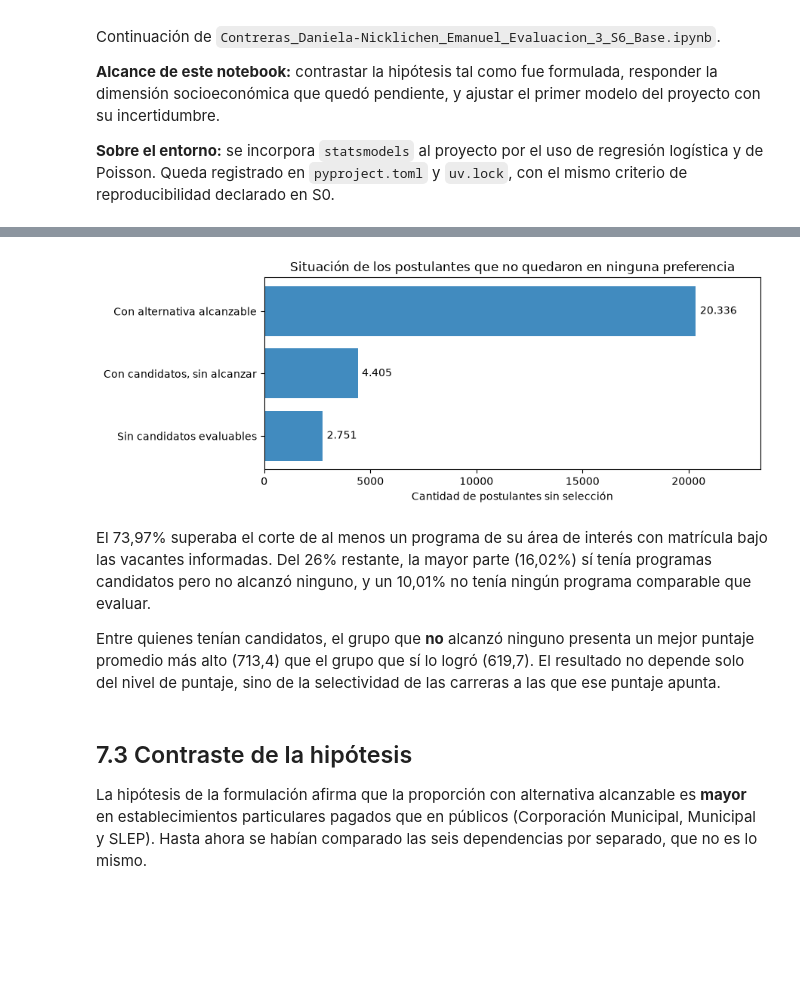
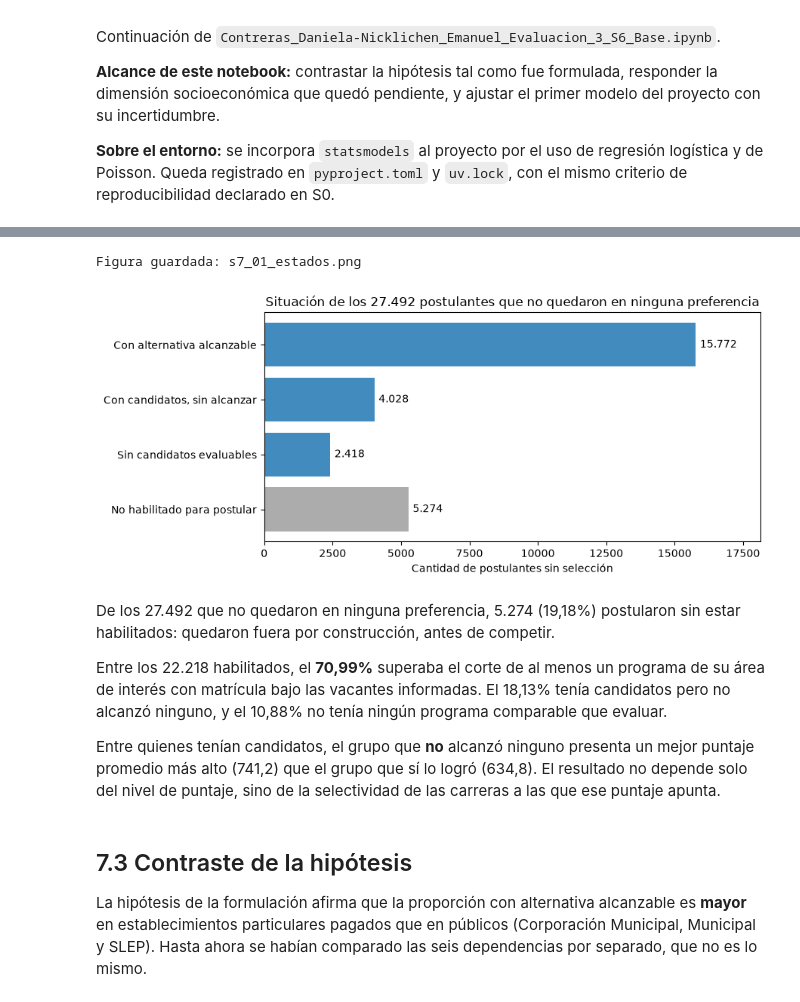
Before and after one commit to nicklichen/proyecto-paes-2026, a Jupyter notebook: notebooks/Contreras_Daniela-Nicklichen_Emanuel_Evaluacion_3_S7_Modelo.ipynb, the cells around one changed output, grey strips where cells are left out. Cells and saved outputs as stored; diff of their text form; code cells hidden in the pictures; blank space fills up the shorter version.

```diff
--- a/notebooks/Contreras_Daniela-Nicklichen_Emanuel_Evaluacion_3_S7_Modelo.ipynb
+++ b/notebooks/Contreras_Daniela-Nicklichen_Emanuel_Evaluacion_3_S7_Modelo.ipynb
@@ -51,6 +66,11 @@ Quedar sin alternativa no es una sola situación. La Sección 6 separó dos caso
 # %%
-tabla_estados = base["estado3"].value_counts().rename("Estudiantes").to_frame()
-tabla_estados["%"] = (tabla_estados["Estudiantes"] / len(base) * 100).round(2)
+# Cuatro estados sobre todos los no seleccionados
+tabla_estados = base_completa["estado4"].value_counts().rename("Estudiantes").to_frame()
+tabla_estados["%"] = (tabla_estados["Estudiantes"] / len(base_completa) * 100).round(2)
+
+# Tres estados sobre los habilitados, que son la poblacion de todo lo que sigue
+tabla_habilitados = base["estado3"].value_counts().rename("Estudiantes").to_frame()
+tabla_habilitados["%"] = (tabla_habilitados["Estudiantes"] / len(base) * 100).round(2)
 
 # El mejor puntaje solo existe para quienes tenian algun programa candidato.
 puntaje_por_estado = (base[base["n_oportunidades"] > 0]
@@ -58,8 +78,12 @@ puntaje_por_estado = (base[base["n_oportunidades"] > 0]
                       .agg(["count", "mean", "median"]).round(1))
 puntaje_por_estado.columns = ["N", "Media", "Mediana"]
 
+print("Todos los no seleccionados:")
 print(tabla_estados)
 print()
-print("Mejor puntaje ponderado, solo entre quienes tenian candidatos:")
+print("Solo habilitados:")
+print(tabla_habilitados)
+print()
+print("Mejor puntaje ponderado, habilitados con algun programa candidato:")
 print(puntaje_por_estado)
 # %% [output]
@@ -77,21 +110,30 @@ Con candidatos, sin alcanzar   4405  713.4    750.0
 # %%
-orden_estados = ["Con alternativa alcanzable", "Con candidatos, sin alcanzar", "Sin candidatos evaluables"]
+orden_estados = ["Con alternativa alcanzable", "Con candidatos, sin alcanzar",
+                 "Sin candidatos evaluables", "No habilitado para postular"]
 valores = [tabla_estados.loc[e, "Estudiantes"] for e in orden_estados]
 
-fig, ax = plt.subplots(figsize=(9, 3.5))
-barras = ax.barh(orden_estados[::-1], valores[::-1], color="#1f77b4", alpha=0.85)
+# El no habilitado va en gris: no compite, queda fuera por construccion
+colores = ["#1f77b4", "#1f77b4", "#1f77b4", "#9e9e9e"]
+
+fig, ax = plt.subplots(figsize=(9, 4))
+barras = ax.barh(orden_estados[::-1], valores[::-1], color=colores[::-1], alpha=0.85)
 ax.set_xlabel("Cantidad de postulantes sin selección")
-ax.set_title("Situación de los postulantes que no quedaron en ninguna preferencia")
+titulo = f"Situación de los {len(base_completa):,} postulantes que no quedaron en ninguna preferencia"
+ax.set_title(titulo.replace(",", "."))
 ax.bar_label(barras, labels=[f"{v:,}".replace(",", ".") for v in valores[::-1]], padding=4)
 ax.set_xlim(0, max(valores) * 1.15)
 plt.tight_layout()
+guardar(fig, "s7_01_estados")
 plt.show()
 # %% [output]
+Figura guardada: s7_01_estados.png
-[figure, old version]
+[figure, new version]
 # %% [markdown]
-El 73,97% superaba el corte de al menos un programa de su área de interés con matrícula bajo las vacantes informadas. Del 26% restante, la mayor parte (16,02%) sí tenía programas candidatos pero no alcanzó ninguno, y un 10,01% no tenía ningún programa comparable que evaluar.
+De los 27.492 que no quedaron en ninguna preferencia, 5.274 (19,18%) postularon sin estar habilitados: quedaron fuera por construcción, antes de competir.
 
-Entre quienes tenían candidatos, el grupo que **no** alcanzó ninguno presenta un mejor puntaje promedio más alto (713,4) que el grupo que sí lo logró (619,7). El resultado no depende solo del nivel de puntaje, sino de la selectividad de las carreras a las que ese puntaje apunta.
+Entre los 22.218 habilitados, el **70,99%** superaba el corte de al menos un programa de su área de interés con matrícula bajo las vacantes informadas. El 18,13% tenía candidatos pero no alcanzó ninguno, y el 10,88% no tenía ningún programa comparable que evaluar.
+
+Entre quienes tenían candidatos, el grupo que **no** alcanzó ninguno presenta un mejor puntaje promedio más alto (741,2) que el grupo que sí lo logró (634,8). El resultado no depende solo del nivel de puntaje, sino de la selectividad de las carreras a las que ese puntaje apunta.
 # %% [markdown]
 ## 7.3 Contraste de la hipótesis
 
```
Also changed, not shown: parts of 26 cells of this notebook, 1 other file.
